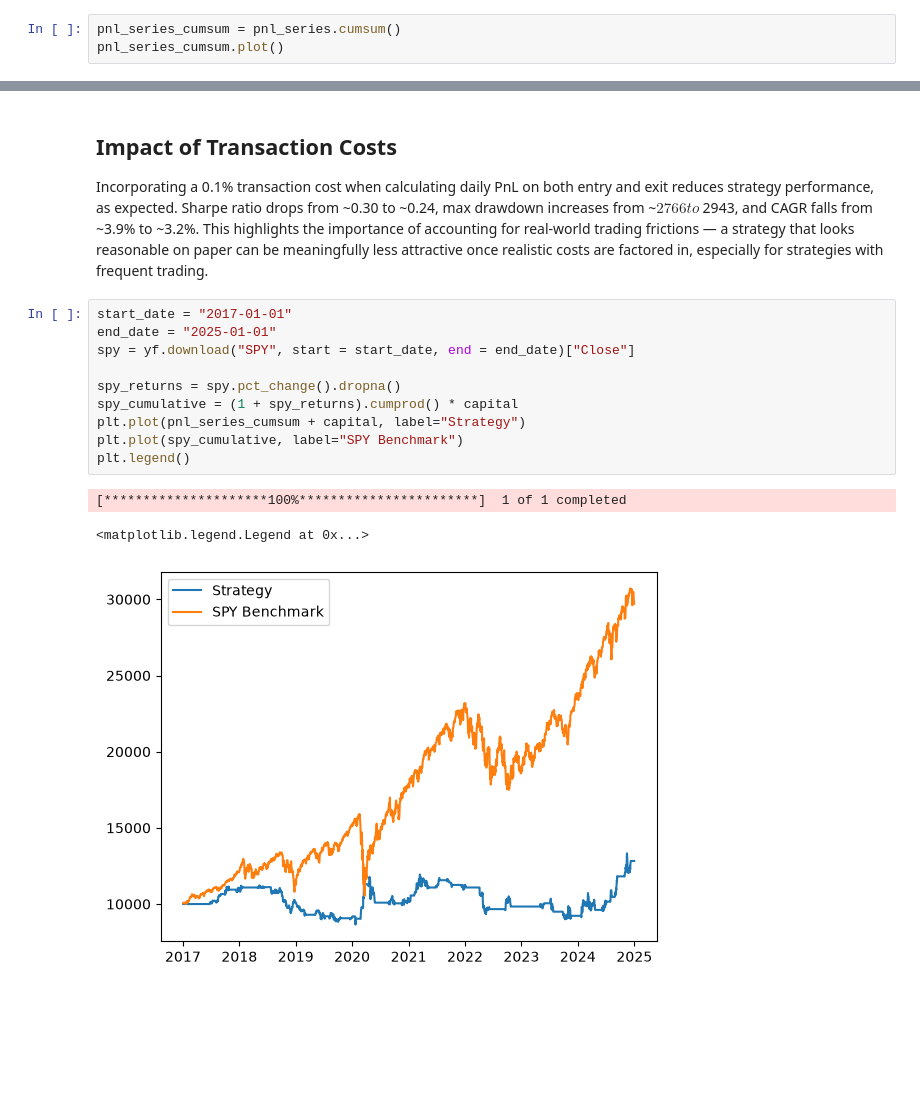
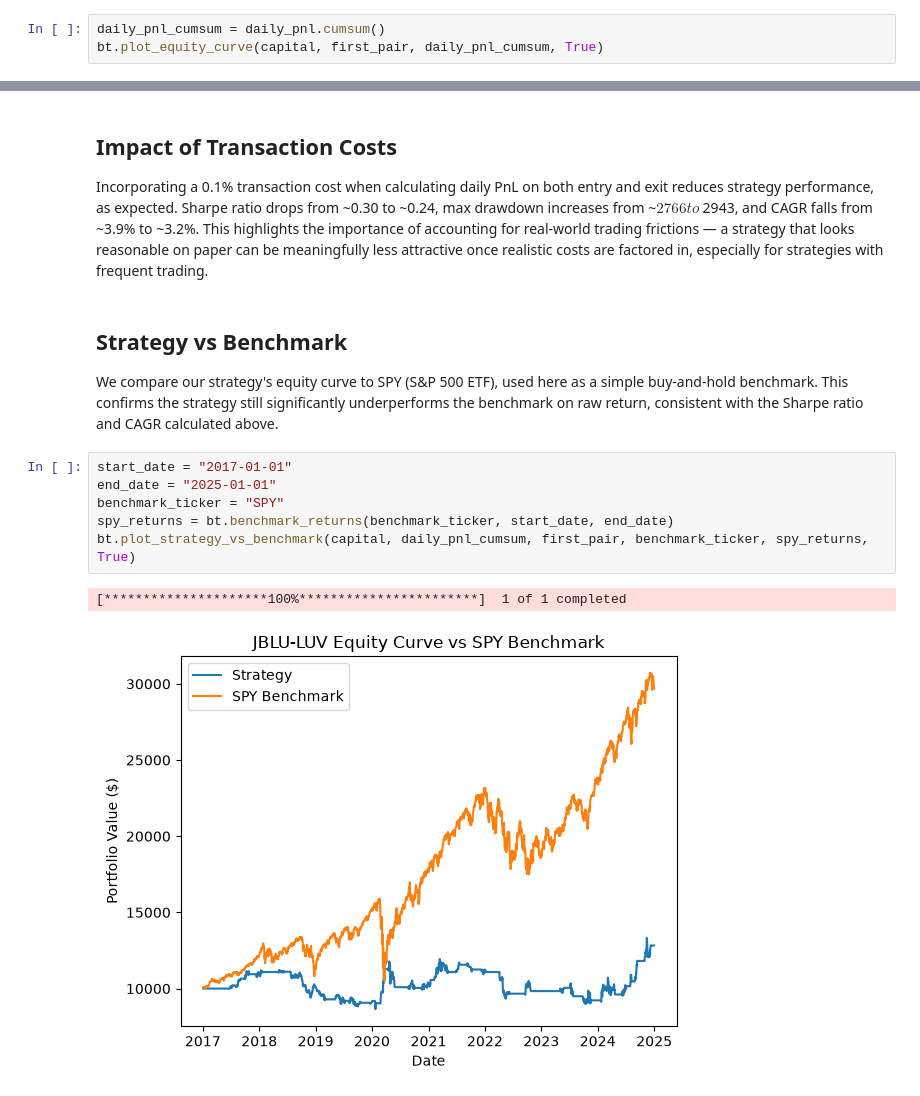
Before and after one commit to thiya-1st/stat-arb-pairs-trading, a Jupyter notebook: notebooks/04_backtesting.ipynb, the cells around one changed output, grey strips where cells are left out. Saved outputs shown, nothing was run; the diff lists cells and outputs as text; blank space fills up the shorter version.

```diff
--- a/notebooks/04_backtesting.ipynb
+++ b/notebooks/04_backtesting.ipynb
@@ -103,6 +78,6 @@ pnl_series = pd.Series(pnl_list, index = adj_close_df.index)
 
 Plotting cumulative PnL over time shows the strategy's overall performance. Despite periods of drawdown, the strategy shows an overall upward trend in profitability across the ~8 year backtest period.
 # %%
-pnl_series_cumsum = pnl_series.cumsum()
-pnl_series_cumsum.plot()
+daily_pnl_cumsum = daily_pnl.cumsum()
+bt.plot_equity_curve(capital, first_pair, daily_pnl_cumsum, True)
 # %% [output]
@@ -152,18 +115,17 @@ print(cagr)
 
 Incorporating a 0.1% transaction cost when calculating daily PnL on both entry and exit reduces strategy performance, as expected. Sharpe ratio drops from ~0.30 to ~0.24, max drawdown increases from ~$2766 to ~$2943, and CAGR falls from ~3.9% to ~3.2%. This highlights the importance of accounting for
 real-world trading frictions — a strategy that looks reasonable on paper can be meaningfully less attractive once realistic costs are factored in, especially for strategies with frequent trading.
+# %% [markdown]
+## Strategy vs Benchmark
+
+We compare our strategy's equity curve to SPY (S&P 500 ETF), used here as a simple buy-and-hold benchmark. This confirms the strategy still significantly underperforms the benchmark on raw return, consistent with the Sharpe ratio and CAGR calculated above.
 # %%
 start_date = "2017-01-01"
 end_date = "2025-01-01"
-spy = yf.download("SPY", start = start_date, end = end_date)["Close"]
-
-spy_returns = spy.pct_change().dropna()
-spy_cumulative = (1 + spy_returns).cumprod() * capital
-plt.plot(pnl_series_cumsum + capital, label="Strategy")
-plt.plot(spy_cumulative, label="SPY Benchmark")
-plt.legend()
+benchmark_ticker = "SPY"
+spy_returns = bt.benchmark_returns(benchmark_ticker, start_date, end_date)
+bt.plot_strategy_vs_benchmark(capital, daily_pnl_cumsum, first_pair, benchmark_ticker, spy_returns, True)
 # %% [output]
 [*********************100%***********************]  1 of 1 completed
-<matplotlib.legend.Legend at 0x...>
-[figure, old version]
+[figure, new version]
 # %% [markdown]
```
Also changed, not shown: parts of 8 cells of this notebook, 3 other files.
